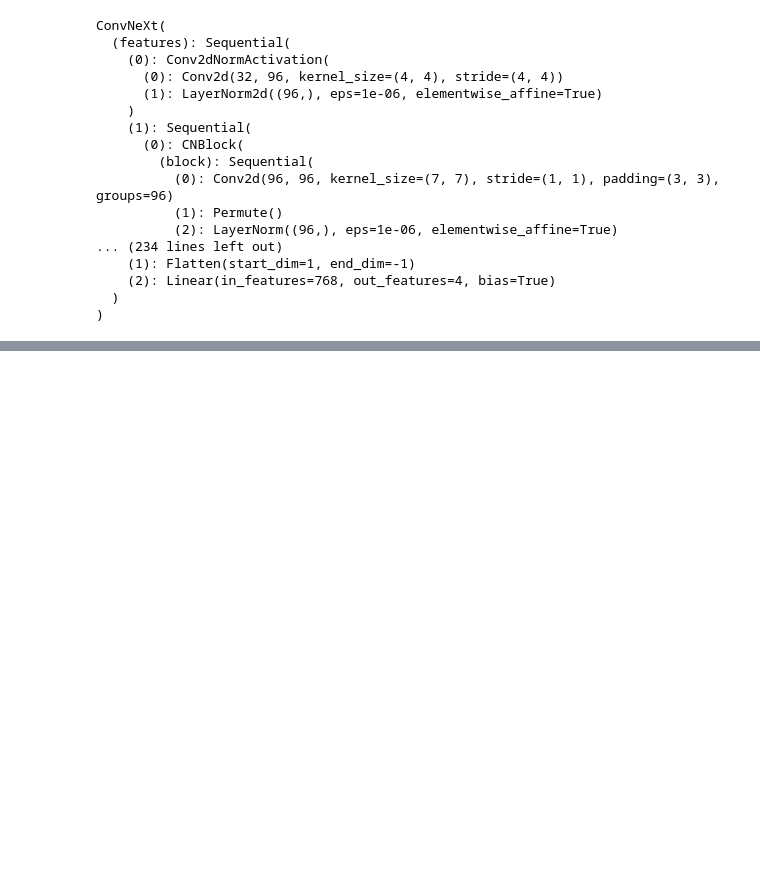
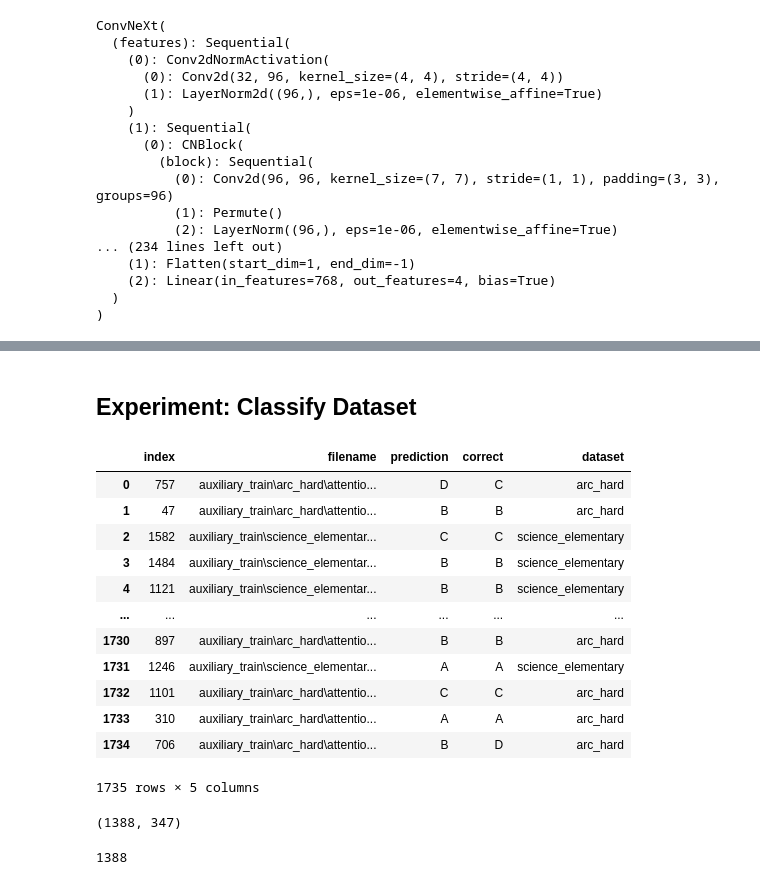
Before and after one commit to sachinkadyan7/LLaMaCorrectnessPrediction, a Jupyter notebook: PyTorch CNNs.ipynb, the cells around one changed output, grey strips where cells are left out. Cells and saved outputs as stored; diff of their text form; code cells hidden in the pictures; blank space fills up the shorter version.

Commit message:
Clean notebook with all Attention Map experiments

```diff
--- a/PyTorch CNNs.ipynb
+++ b/PyTorch CNNs.ipynb
@@ -673,0 +483,2 @@ print(f'Epoch {epoch}: Validation AUROC:', sum(val_auroc) / len(val_auroc))
+# %% [markdown]
+## Experiment: Classify Dataset
@@ -673,0 +513,43 @@ print(f'Epoch {epoch}: Validation AUROC:', sum(val_auroc) / len(val_auroc))
+# %%
+dataset_df = pd.read_csv(Path.home() / "Downloads/mmlu_attention_files_list.txt")
+dataset_df['dataset'] = dataset_df['filename'].apply(lambda filename: str(Path(filename).parent.parent.name))
+dataset_es = dataset_df[dataset_df['dataset'] == 'science_elementary'].reset_index()
+dataset_df = dataset_df.sample(frac=1).reset_index()
+dataset_df
+# %% [output]
+|  | index | filename | prediction | correct | dataset |
+| 0 | 757 | auxiliary_train\arc_hard\attentio... | D | C | arc_hard |
+| 1 | 47 | auxiliary_train\arc_hard\attentio... | B | B | arc_hard |
+| 2 | 1582 | auxiliary_train\science_elementar... | C | C | science_elementary |
+| 3 | 1484 | auxiliary_train\science_elementar... | B | B | science_elementary |
+| 4 | 1121 | auxiliary_train\science_elementar... | B | B | science_elementary |
+| ... | ... | ... | ... | ... | ... |
+| 1730 | 897 | auxiliary_train\arc_hard\attentio... | B | B | arc_hard |
+| 1731 | 1246 | auxiliary_train\science_elementar... | A | A | science_elementary |
+| 1732 | 1101 | auxiliary_train\arc_hard\attentio... | C | C | arc_hard |
+| 1733 | 310 | auxiliary_train\arc_hard\attentio... | A | A | arc_hard |
+| 1734 | 706 | auxiliary_train\arc_hard\attentio... | B | D | arc_hard |
+1735 rows × 5 columns
+# %%
+transform = transforms.Compose([
+    transforms.RandomHorizontalFlip(0.5),
+    transforms.RandomVerticalFlip(0.5),
+    transforms.RandomChannelPermutation(),
+    transforms.Normalize([0.5], [0.25]),
+])
+
+dataset = AttentionMapDFDataset(Path.home() / "Downloads/mmlu_output/", dataset_df, transform=transform)
+
+# Randomly split into training and test set
+# indices = torch.randperm(len(dataset)).tolist()
+indices = torch.arange(len(dataset)).tolist()
+split_idx = int((len(indices)) * 0.8)
+train_data = torch.utils.data.Subset(dataset, indices[:split_idx])
+test_data = torch.utils.data.Subset(dataset, indices[split_idx:])
+len(train_data), len(test_data)
+# %% [output]
+(1388, 347)
+# %%
+split_idx
+# %% [output]
+1388
```
Also changed, not shown: parts of 61 cells of this notebook.
